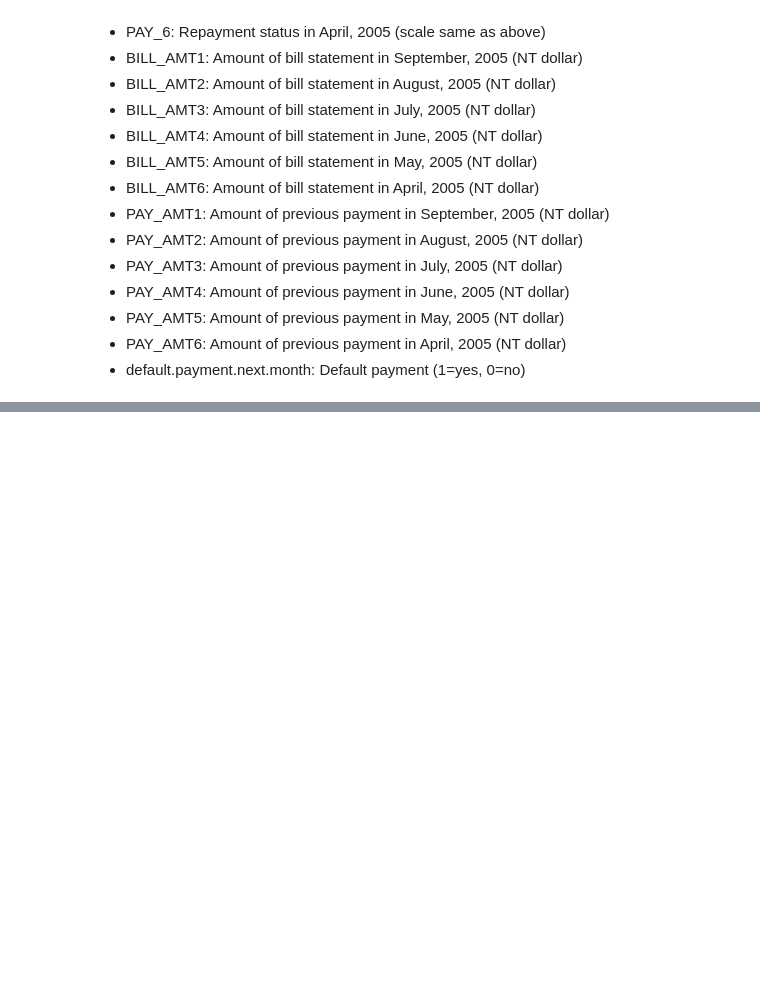
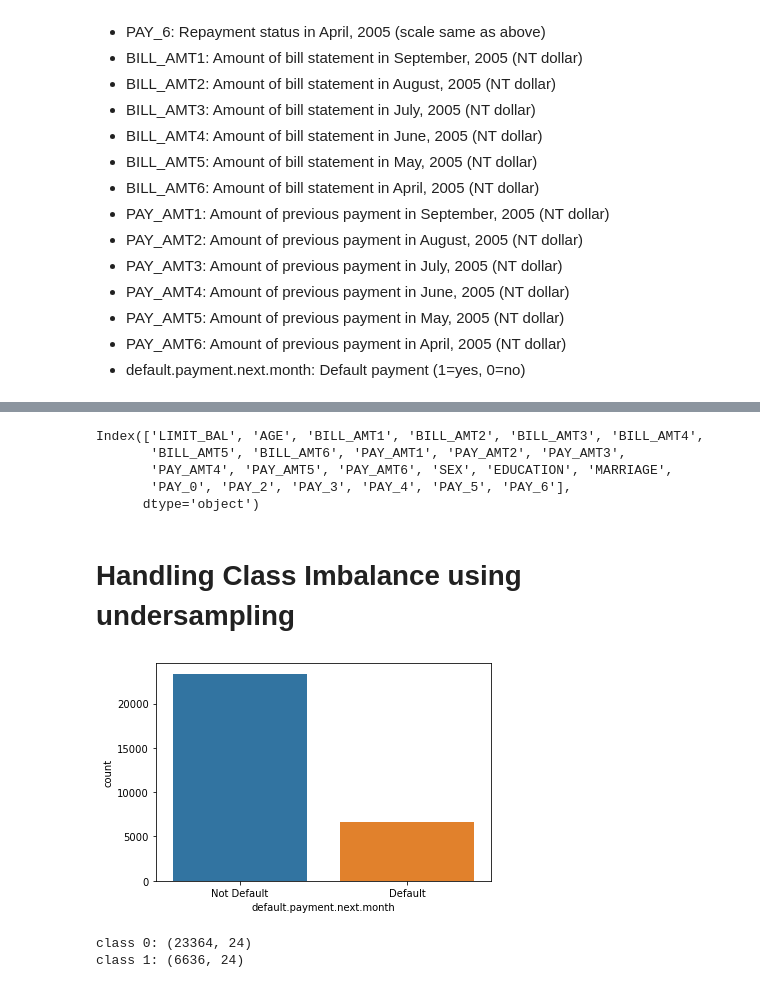
Before and after one commit to Jake-LJH/default-prediction, a Jupyter notebook: source/cc_model_training.ipynb, the cells around one changed output, grey strips where cells are left out. Drawn from its saved outputs; the diff is of its cells as text; code cells hidden in the pictures; blank space fills up the shorter version.

```diff
--- a/source/cc_model_training.ipynb
+++ b/source/cc_model_training.ipynb
@@ -52,0 +89,3 @@ Scale:
+# %%
+dataset = pd.read_csv('UCI_Credit_Card.csv',index_col=0)
+dataset.head()
@@ -52,0 +153,10 @@ Scale:
+# %%
+numeric_cols = X[['LIMIT_BAL','AGE',	'BILL_AMT1','BILL_AMT2','BILL_AMT3','BILL_AMT4','BILL_AMT5','BILL_AMT6','PAY_AMT1','PAY_AMT2','PAY_AMT3','PAY_AMT4','PAY_AMT5','PAY_AMT6','SEX','EDUCATION','MARRIAGE','PAY_0','PAY_2','PAY_3','PAY_4','PAY_5','PAY_6']].columns
+
+print(numeric_cols)
+# %% [output]
+Index(['LIMIT_BAL', 'AGE', 'BILL_AMT1', 'BILL_AMT2', 'BILL_AMT3', 'BILL_AMT4',
+       'BILL_AMT5', 'BILL_AMT6', 'PAY_AMT1', 'PAY_AMT2', 'PAY_AMT3',
+       'PAY_AMT4', 'PAY_AMT5', 'PAY_AMT6', 'SEX', 'EDUCATION', 'MARRIAGE',
+       'PAY_0', 'PAY_2', 'PAY_3', 'PAY_4', 'PAY_5', 'PAY_6'],
+      dtype='object')
@@ -52,0 +174,23 @@ Scale:
+# %% [markdown]
+# Handling Class Imbalance using undersampling
+# %%
+# visualize the target variable
+g = sns.countplot(dataset['default.payment.next.month'])
+g.set_xticklabels(['Not Default','Default'])
+plt.show()
+# %% [output]
+[figure, added]
+# %%
+# class count
+class_count_0, class_count_1 = dataset['default.payment.next.month'].value_counts()
+
+# Separate class
+class_0 = dataset[dataset['default.payment.next.month'] == 0]
+class_1 = dataset[dataset['default.payment.next.month'] == 1]
+
+# print the shape of the class
+print('class 0:', class_0.shape)
+print('class 1:', class_1.shape)
+# %% [output]
+class 0: (23364, 24)
+class 1: (6636, 24)
```
Also changed, not shown: parts of 24 cells of this notebook, 2 other files.
